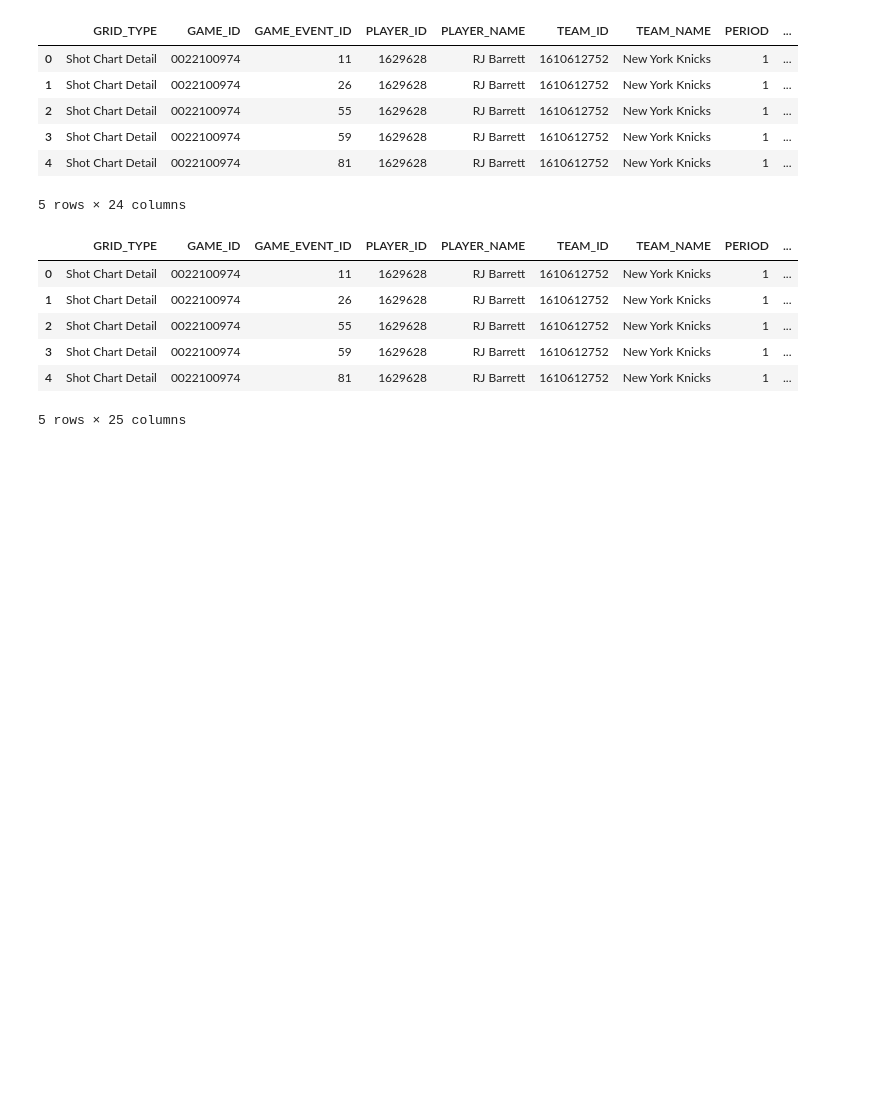
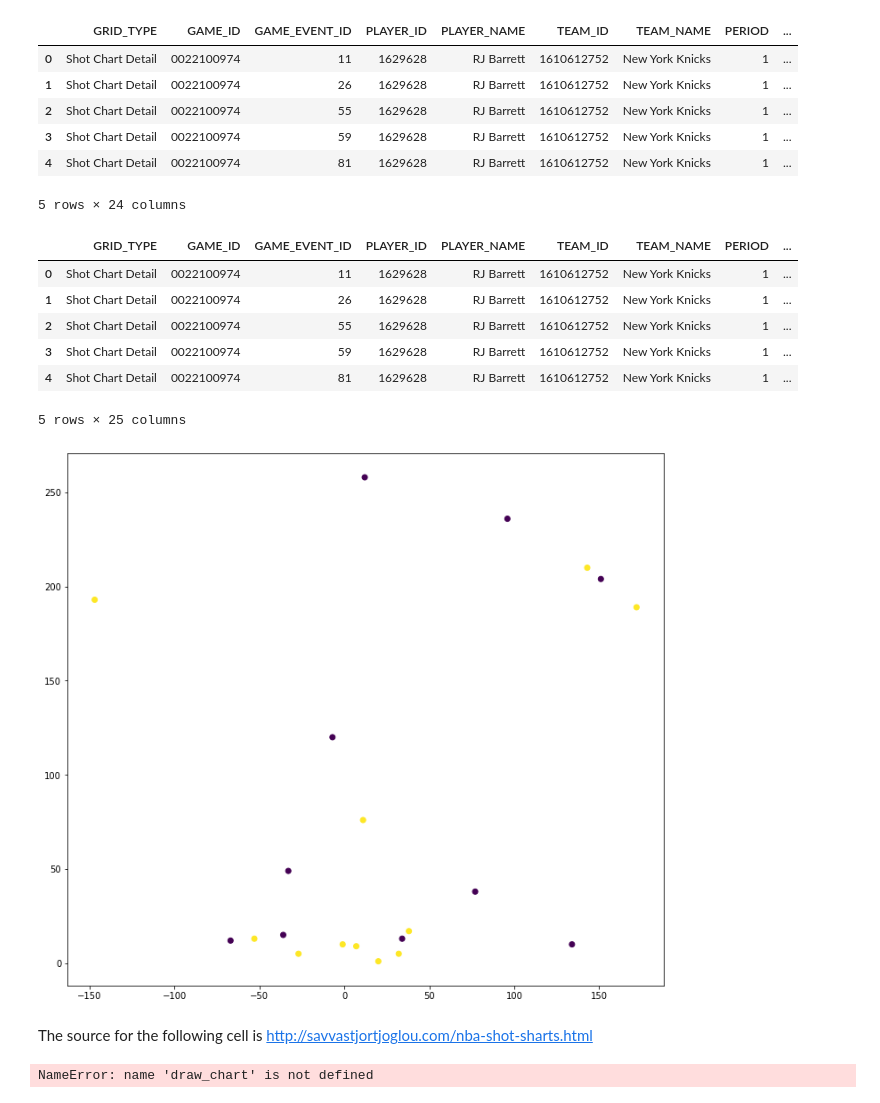
Before and after one commit to thepinkduck1/NBA-Shot-Chart, a Jupyter notebook: Shot Chart.ipynb, the cells around one changed output. Saved outputs shown, nothing was run; the diff lists cells and outputs as text; code cells hidden in the pictures; blank space fills up the shorter version.

Commit message:
Added Shot Chart Plot

```diff
--- a/Shot Chart.ipynb
+++ b/Shot Chart.ipynb
@@ -90,0 +94,8 @@ shot_df.head()
+# %%
+plt.figure(figsize=(12,11))
+plt.scatter(shot_df.LOC_X, shot_df.LOC_Y, c=shot_df.SHOT_MADE_FLAG)
+plt.show()
+# %% [output]
+[figure, added]
+# %% [markdown]
+The source for the following cell is http://savvastjortjoglou.com/nba-shot-sharts.html
@@ -90,0 +180,5 @@ shot_df.head()
+# %%
+sns.set_style('dark')
+shot_chart = draw_chart(shot_df, 'red', color='white')
+# %% [output]
+NameError: name 'draw_chart' is not defined
```
Also changed, not shown: parts of 3 cells of this notebook.
